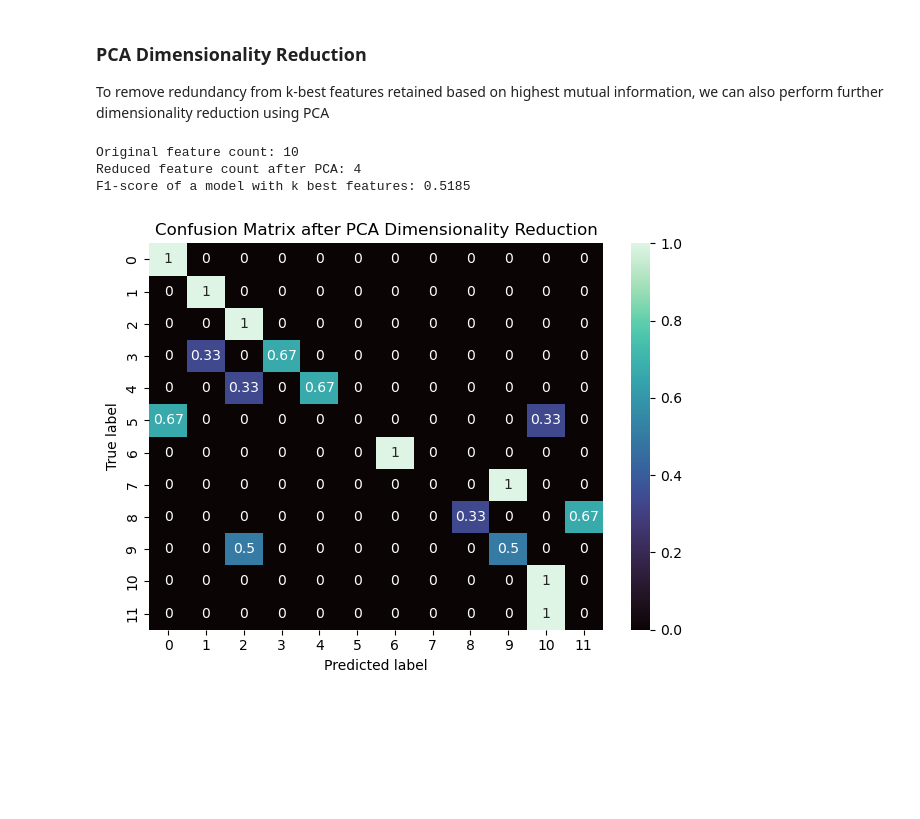
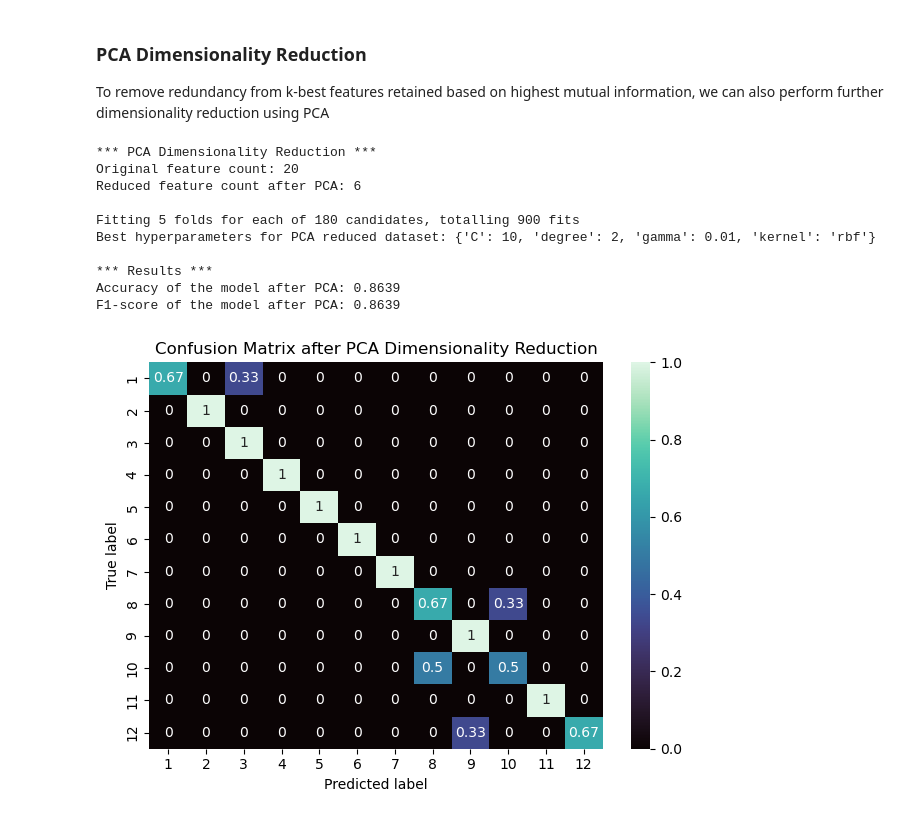
Before and after one commit to AlexisCogne/NSSP_projects, a Jupyter notebook: Project_2_EMG/part_1_Alexis.ipynb, the cells around one changed output. Saved outputs shown, nothing was run; the diff lists cells and outputs as text; code cells hidden in the pictures; blank space fills up the shorter version.

```diff
--- a/Project_2_EMG/part_1_Alexis.ipynb
+++ b/Project_2_EMG/part_1_Alexis.ipynb
@@ -263,7 +293,7 @@ features_names = ['mav', 'std', 'maxav', 'rms', 'wl', 'ssc', 'var']
 features = [mav, std, maxav, rms, wl, ssc, var]
 
 dataset, labels = build_dataset_from_ninapro(
-    emg=kept_emg_data,
+    emg=emg_rectified,
     stimulus=stimulus,
     repetition=repetition,
     features=features
@@ -417,19 +447,31 @@ Best hyperparameters: {'C': 0.1, 'degree': 2, 'gamma': 0.001, 'kernel': 'linear'
 ## 1.5 Evaluate the performance
 # %%
 # Training the model with the best parameters
-best_model = grid_search.best_estimator_
+best_model = grid_search_full.best_estimator_
 best_model.fit(X_train_z, y_train)
 
 # Evaluate on the test set
 y_pred = best_model.predict(X_test_z)
+accuracy_test = accuracy_score(y_test, y_pred)
 f1_score_test = f1_score(y_test, y_pred, average='macro')
+confmat = confusion_matrix(y_test, y_pred, normalize="true")
+
+# Printing results
+print("*** Results ***")
+print(f"Accuracy score: {round(accuracy_test, 4)}")
 print(f"F1-score score: {round(f1_score_test, 4)}")
-confmat = confusion_matrix(y_test, y_pred, normalize="true")
 
 # Plot the confusion matrix using a heatmap for better visualization.
 fig, ax = plt.subplots()
 sns.heatmap(confmat, annot=True, ax=ax)
+
+plt.title("Confusion Matrix on the Full Dataset")
 ax.set_ylabel("True label")
 ax.set_xlabel("Predicted label")
+
+# Set the x, y ticks and labels
+ax.set_xticks(ticks = 0.5 + np.arange(n_stimuli), labels=np.arange(1, n_stimuli+1))
+ax.set_yticks(ticks = 0.5 + np.arange(n_stimuli), labels=np.arange(1, n_stimuli+1))
+
 plt.tight_layout()
 # %% [output]
@@ -494,34 +549,54 @@ To remove redundancy from k-best features retained based on highest mutual infor
 # %%
 # Perform PCA on the selected features
 pca = PCA(n_components=0.95)  # Retain 95% of the variance
 X_train_pca = pca.fit_transform(X_train_best)
 X_test_pca = pca.transform(X_test_best)
 
+print("*** PCA Dimensionality Reduction ***")
 print(f"Original feature count: {X_train_best.shape[1]}")
-print(f"Reduced feature count after PCA: {X_train_pca.shape[1]}")
+print(f"Reduced feature count after PCA: {X_train_pca.shape[1]}\n")
 
-best_model.fit(X_train_pca, y_train) # NOTE: keeping the same model as before, not performing again a grid search for the best hyperparameters
+# Performing a round of hyperparameters search on this reduced dataset (grid search with a 5-fold cross-validation)
+grid_search_PCA = GridSearchCV(estimator=svc, param_grid=param_grid, scoring='f1_macro', refit=True, cv=5, verbose=1)
+
+# Fit the grid search
+grid_search_PCA.fit(X_train_pca, y_train)
+print(f"Best hyperparameters for PCA reduced dataset: {grid_search_PCA.best_params_}")
+
 
 # Predict the labels for the test set using the trained model.
-y_pred = best_model.predict(X_test_pca)
+y_pred = grid_search_PCA.predict(X_test_pca)
+accuracy_PCA = accuracy_score(y_test, y_pred)
+accuracy_PCA = f1_score(y_test, y_pred, average='macro')
+confmat_PCA = confusion_matrix(y_test, y_pred, normalize="true")
 
-# Calculate the performance of the reduced model
-f1_score_test = f1_score(y_test, y_pred, average = 'macro')
-print(f"F1-score of a model with k best features: {round(f1_score_test, 4)}")
+# Printing results
+print("\n*** Results ***")
+print(f"Accuracy of the model after PCA: {round(accuracy_PCA, 4)}")
+print(f"F1-score of the model after PCA: {round(accuracy_PCA, 4)}")
 
-# Create a confusion matrix to visualize the performance of the classification model.
-confmat = confusion_matrix(y_test, y_pred, normalize="true")
-
-# Plot the confusion matrix using a heatmap for better visualization.
+# Plotting the confusion matrix
 fig, ax = plt.subplots()
-sns.heatmap(confmat, annot=True, ax=ax, cmap = 'mako')
+sns.heatmap(confmat_PCA, annot=True, ax=ax, cmap = 'mako')
 
 plt.title("Confusion Matrix after PCA Dimensionality Reduction")
 ax.set_ylabel("True label")
 ax.set_xlabel("Predicted label")
+
+# Set the x, y ticks and labels
+ax.set_xticks(ticks = 0.5 + np.arange(n_stimuli), labels=np.arange(1, n_stimuli+1))
+ax.set_yticks(ticks = 0.5 + np.arange(n_stimuli), labels=np.arange(1, n_stimuli+1))
+
 plt.tight_layout()
 # %% [output]
-Original feature count: 10
-Reduced feature count after PCA: 4
-F1-score of a model with k best features: 0.5185
+*** PCA Dimensionality Reduction ***
+Original feature count: 20
+Reduced feature count after PCA: 6
+
+Fitting 5 folds for each of 180 candidates, totalling 900 fits
+Best hyperparameters for PCA reduced dataset: {'C': 10, 'degree': 2, 'gamma': 0.01, 'kernel': 'rbf'}
+
+*** Results ***
+Accuracy of the model after PCA: 0.8639
+F1-score of the model after PCA: 0.8639
-[figure, old version]
+[figure, new version]
```
Also changed, not shown: parts of 16 cells of this notebook.
